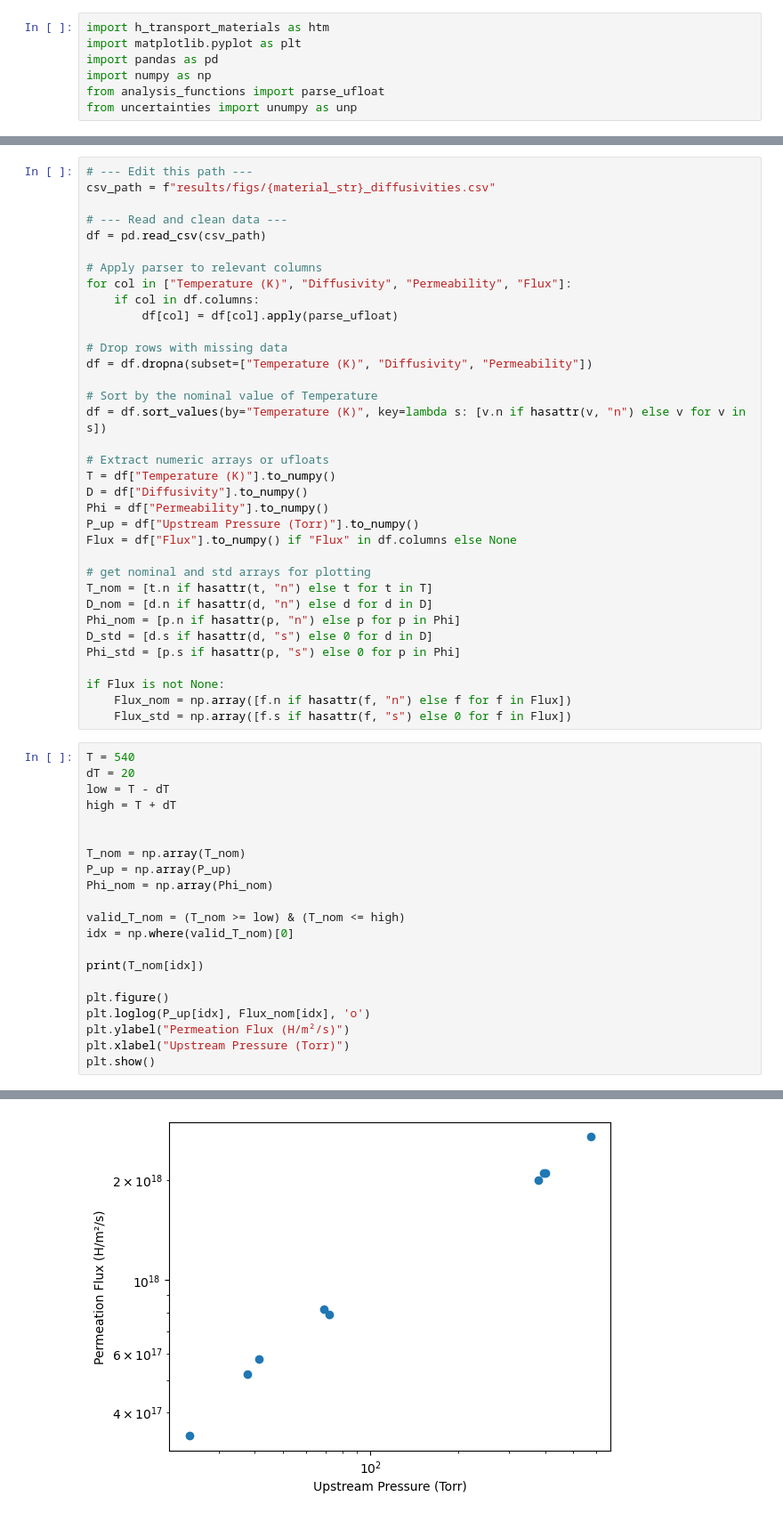
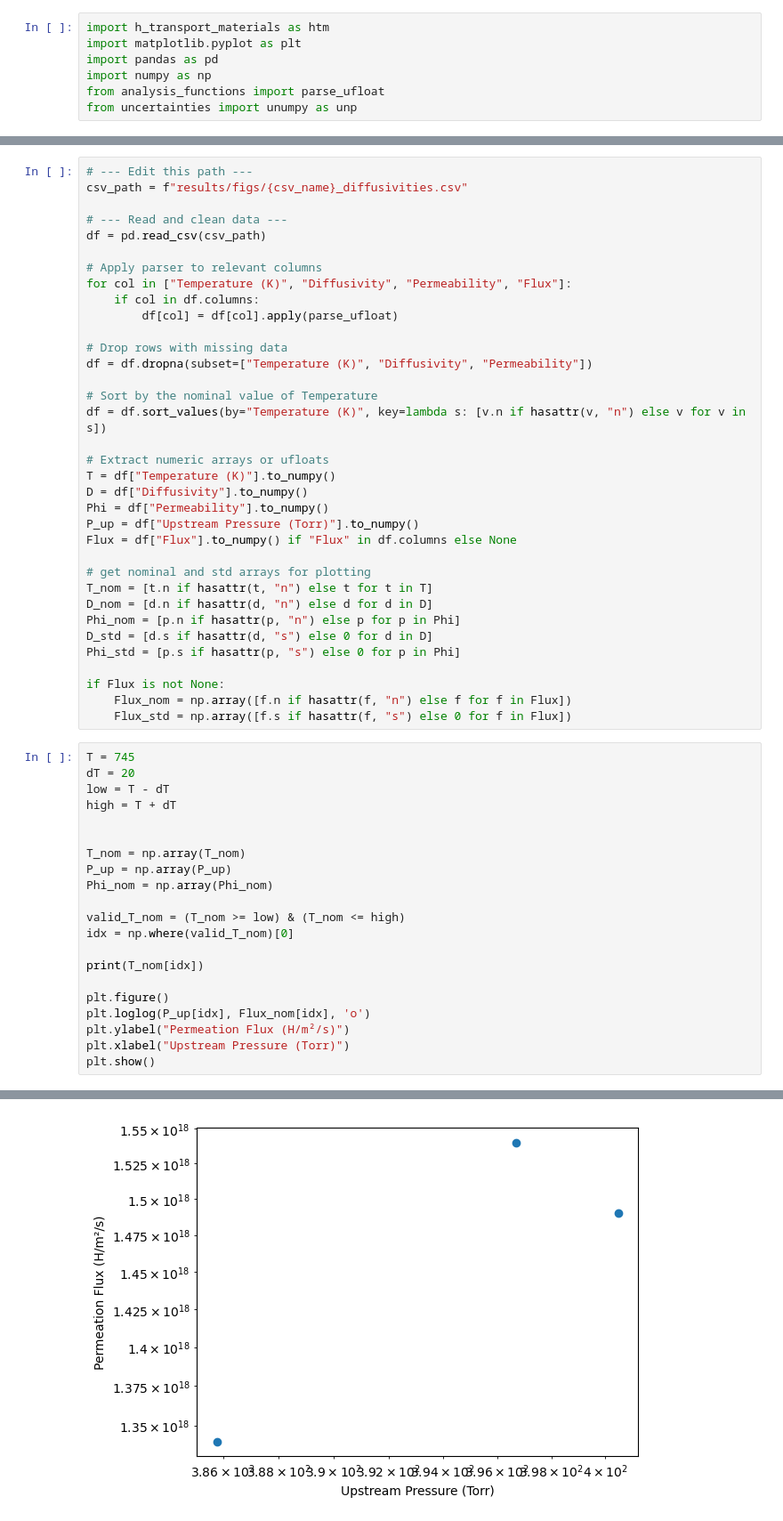
Before and after one commit to WeaverC20/permeation_barrier_analysis, a Jupyter notebook: ShieldRunsAnalysis/regime_analysis.ipynb, the cells around one changed output, grey strips where cells are left out. Shown at 89% size. Drawn from its saved outputs; the diff is of its cells as text.

Commit message:
more results and some minor string convention changes

```diff
--- a/ShieldRunsAnalysis/regime_analysis.ipynb
+++ b/ShieldRunsAnalysis/regime_analysis.ipynb
@@ -14,7 +16,7 @@ diffusivities = htm.diffusivities.filter(material=material_str).filter(isotope="
 permeabilities = htm.permeabilities.filter(material=material_str).filter(isotope="h")
 # %%
 # --- Edit this path ---
-csv_path = f"results/figs/{material_str}_diffusivities.csv"
+csv_path = f"results/figs/{csv_name}_diffusivities.csv"
 
 # --- Read and clean data ---
 df = pd.read_csv(csv_path)
@@ -48,7 +50,7 @@ if Flux is not None:
     Flux_nom = np.array([f.n if hasattr(f, "n") else f for f in Flux])
     Flux_std = np.array([f.s if hasattr(f, "s") else 0 for f in Flux])
 # %%
-T = 540
+T = 745
 dT = 20
 low = T - dT
 high = T + dT
@@ -74,4 +75,4 @@ plt.show()
-[figure, old version]
+[figure, new version]
 # %%
 # Filter points above 50 torr for slope calculation
 high_pressure_mask = P_up[idx] > 50
```
Also changed, not shown: parts of 3 cells of this notebook, 2 other files.
